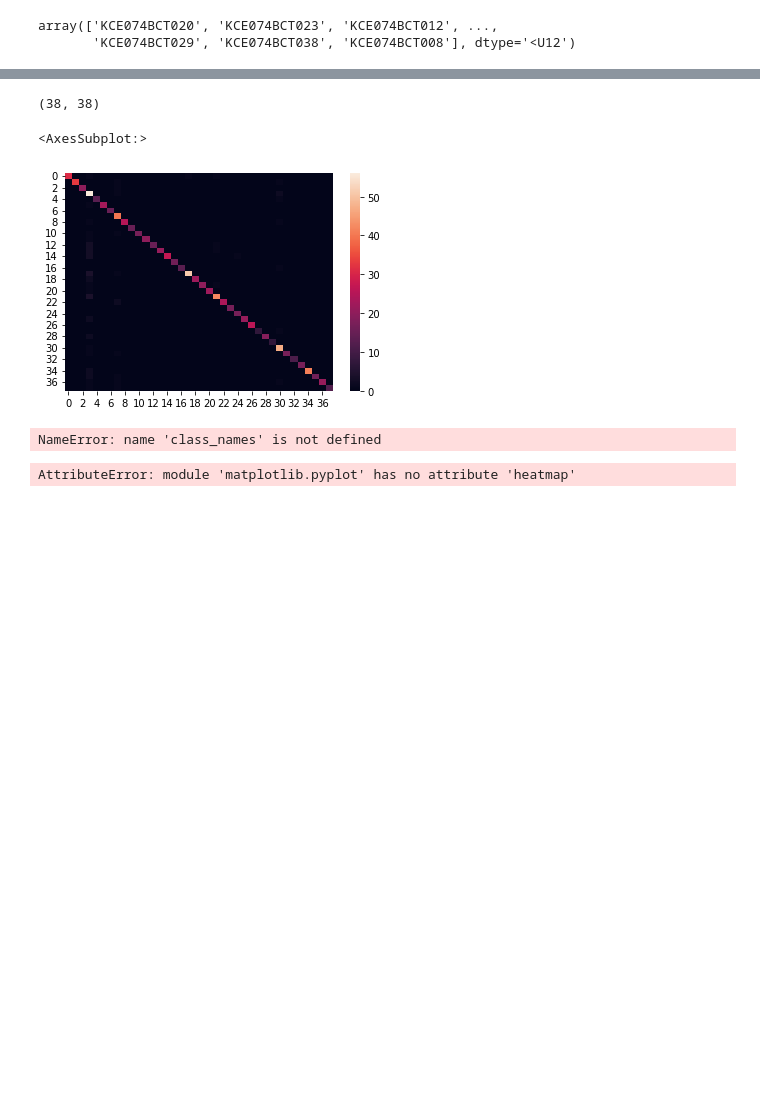
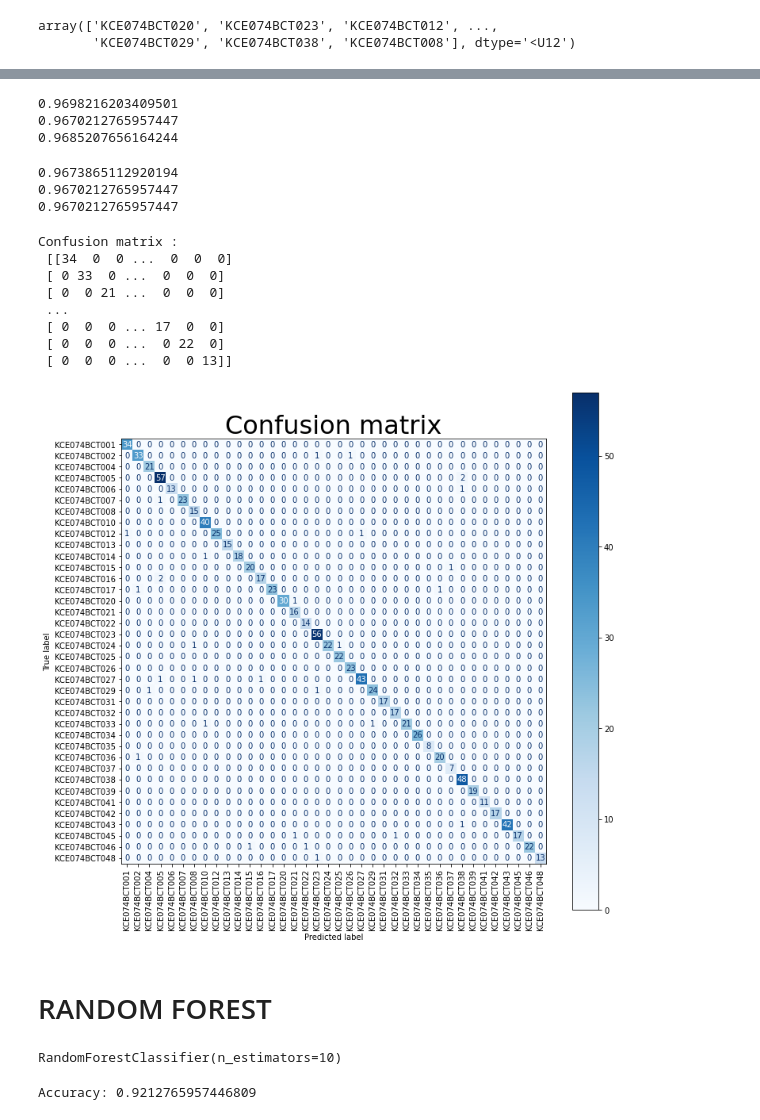
Before and after one commit to nabinadhikariofficial/Automated-Face-Recognition-Based-Attendance-System, a Jupyter notebook: Notebook_Scripts_Data/model_generator.ipynb, the cells around one changed output, grey strips where cells are left out. Saved outputs shown, nothing was run; the diff lists cells and outputs as text; code cells hidden in the pictures; blank space fills up the shorter version.

Commit message:
model addition

```diff
--- a/Notebook_Scripts_Data/model_generator.ipynb
+++ b/Notebook_Scripts_Data/model_generator.ipynb
@@ -372,7 +372,7 @@ y_train
 array(['KCE074BCT020', 'KCE074BCT023', 'KCE074BCT012', ...,
        'KCE074BCT029', 'KCE074BCT038', 'KCE074BCT008'], dtype='<U12')
 # %%
-#define svm classifier model
-model_svc =SVC(kernel='poly',degree=5, probability=True)
+#define svm classifier model new variable C=CLoseness aaded
+model_svc =SVC(kernel='poly',degree=5, probability=True,C=100)
 model_svc.fit(X_train_emb_nom,y_train)
 # %% [output]
@@ -438,32 +441,46 @@ SVC(degree=5, kernel='poly', probability=True)
 # %%
-from sklearn.metrics import confusion_matrix
-conf_mat=confusion_matrix(y_val,y_preds)
-conf_mat.shape
+from sklearn.metrics import precision_score
+## precesion=tp / (tp + fp)
+print(precision_score(y_val, y_preds, average='macro'))
+print(precision_score(y_val, y_preds, average='micro'))
+print(precision_score(y_val, y_preds, average='weighted'))
 # %% [output]
-(38, 38)
+0.9698216203409501
+0.9670212765957447
+0.9685207656164244
 # %%
-import seaborn as sns
-sns.heatmap(conf_mat)
+from sklearn.metrics import recall_score
+print(recall_score(y_val, y_preds, average='macro'))
+print(recall_score(y_val, y_preds, average='micro'))
+print(recall_score(y_val, y_preds, average='weighted'))
 # %% [output]
-<AxesSubplot:>
+0.9673865112920194
+0.9670212765957447
+0.9670212765957447
-[figure, removed]
 # %%
-from sklearn.metrics import plot_confusion_matrix
-titles_options = [("Confusion matrix, without normalization", None),
-                  ("Normalized confusion matrix", 'true')]
-for title, normalize in titles_options:
-    disp = plot_confusion_matrix(model_svc, X_val_emb_nom, y_val,
-                                 display_labels=class_names,
-                                 cmap=plt.cm.Blues,
-                                 normalize=normalize)
-    disp.ax_.set_title(title)
+from sklearn.metrics import confusion_matrix
+from sklearn.metrics import classification_report
 
-    print(title)
-    print(disp.confusion_matrix)
-
-plt.show()
+conf_mat=confusion_matrix(y_val,y_preds)
+print('Confusion matrix : \n',conf_mat)
 # %% [output]
-NameError: name 'class_names' is not defined
+Confusion matrix :
+ [[34  0  0 ...  0  0  0]
+ [ 0 33  0 ...  0  0  0]
+ [ 0  0 21 ...  0  0  0]
+ ...
+ [ 0  0  0 ... 17  0  0]
+ [ 0  0  0 ...  0 22  0]
+ [ 0  0  0 ...  0  0 13]]
 # %%
+from sklearn.metrics import plot_confusion_matrix
+title= "Confusion matrix"
+fig, ax = plt.subplots(figsize=(12, 12))
+disp = plot_confusion_matrix(model_svc, X_val_emb_nom, y_val,cmap=plt.cm.Blues,ax=ax)
+plt.title(title,fontsize=32)
+plt.xticks(rotation='vertical')
+plt.show()
 # %% [output]
-AttributeError: module 'matplotlib.pyplot' has no attribute 'heatmap'
+[figure, added]
+# %% [markdown]
+# RANDOM FOREST
@@ -469,0 +492,5 @@ AttributeError: module 'matplotlib.pyplot' has no attribute 'heatmap'
+# %%
+#Train the model using the training sets y_pred=clf.predict(X_test)
+randomforest.fit(X_train_emb_nom,y_train)
+# %% [output]
+RandomForestClassifier(n_estimators=10)
@@ -469,0 +500,6 @@ AttributeError: module 'matplotlib.pyplot' has no attribute 'heatmap'
+# %%
+from sklearn import metrics
+# Model Accuracy, how often is the classifier correct?
+print("Accuracy:",metrics.accuracy_score(y_val, y_preds_rf))
+# %% [output]
+Accuracy: 0.9212765957446809
```
Also changed, not shown: parts of 22 cells of this notebook, 11 other files.
